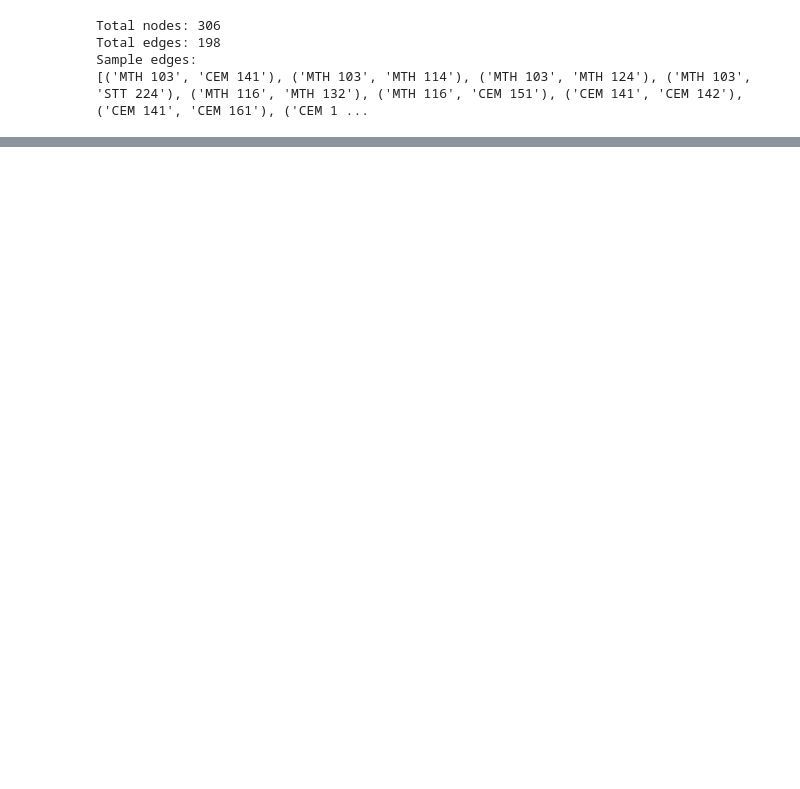
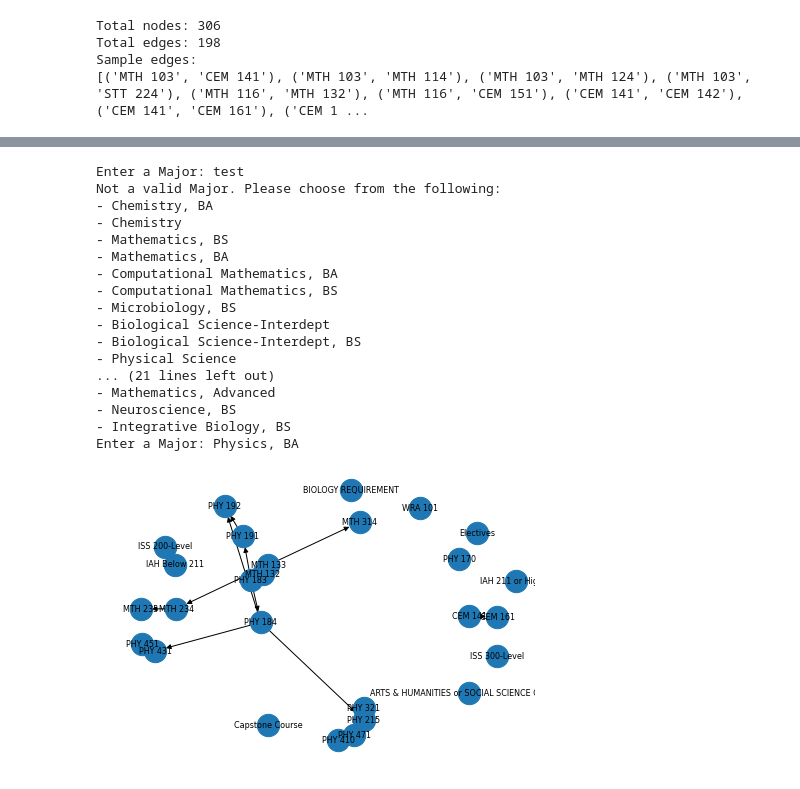
Before and after one commit to JackRobertson77/MSU_Curriculum_Maps, a Jupyter notebook: graph_real_data.ipynb, the cells around one changed output, grey strips where cells are left out. Cells and saved outputs as stored; diff of their text form; code cells hidden in the pictures; blank space fills up the shorter version.

Commit message:
added choose_major function

```diff
--- a/graph_real_data.ipynb
+++ b/graph_real_data.ipynb
@@ -59,0 +75,39 @@ plt.show()
+# %%
+def choose_major():
+    majors = data["Major Title"].unique()
+
+    while True:
+
+        major = input("Enter a Major: ")
+
+        if major in majors:
+            sub = G.subgraph(data[data["Major Title"] == major]["Course ID"])
+            nx.draw(sub, with_labels=True, node_size=500, font_size=8)
+            plt.show()
+            break
+
+        else:
+            print("Not a valid Major. Please choose from the following: ")
+            for m in majors:
+                print("-", m)
+# %%
+choose_major()
+# %% [output]
+Enter a Major: test
+Not a valid Major. Please choose from the following:
+- Chemistry, BA
+- Chemistry
+- Mathematics, BS
+- Mathematics, BA
+- Computational Mathematics, BA
+- Computational Mathematics, BS
+- Microbiology, BS
+- Biological Science-Interdept
+- Biological Science-Interdept, BS
+- Physical Science
+... (21 lines left out)
+- Mathematics, Advanced
+- Neuroscience, BS
+- Integrative Biology, BS
+Enter a Major: Physics, BA
+[figure, added]
```
Also changed, not shown: parts of 3 cells of this notebook.
